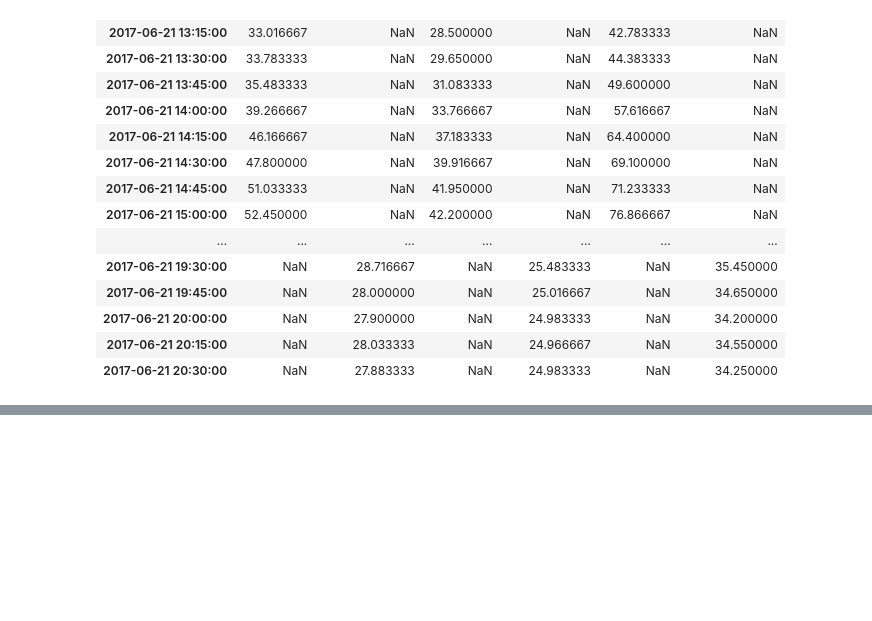
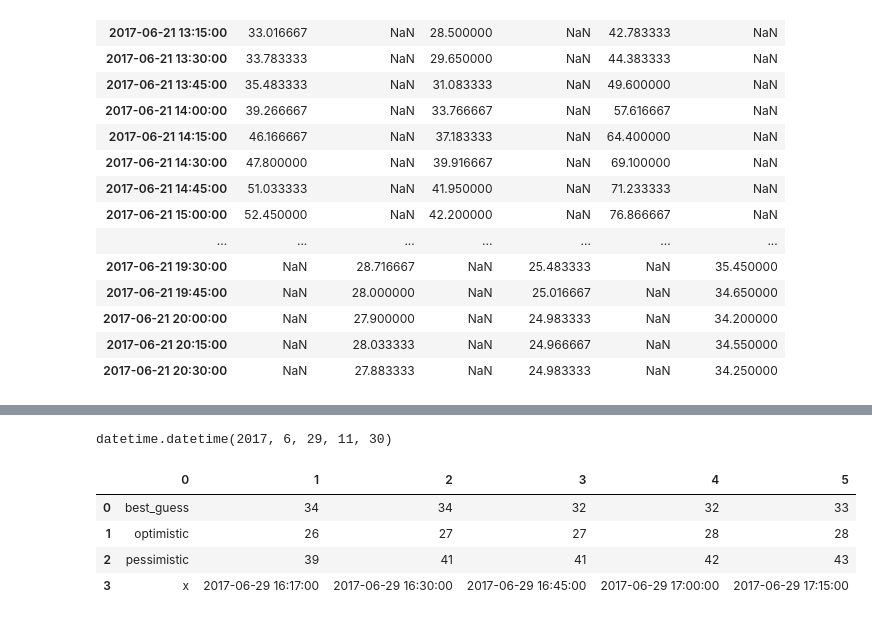
Before and after one commit to rogerfitz/tutorials, a Jupyter notebook: travel_time_visualization/Google Maps.ipynb, the cells around one changed output, grey strips where cells are left out. Drawn from its saved outputs; the diff is of its cells as text; code cells hidden in the pictures; blank space fills up the shorter version.

```diff
--- a/travel_time_visualization/Google Maps.ipynb
+++ b/travel_time_visualization/Google Maps.ipynb
@@ -173,0 +382,20 @@ new_travel_times
+# %%
+getNearest(datetime.datetime.now(),15)
+# %% [output]
+datetime.datetime(2017, 6, 29, 11, 30)
+# %%
+pd.DataFrame.from_records([['best_guess', 34.0, 34.0, 32.0, 32.0, 33.0],
+ ['optimistic', 26.0, 27.0, 27.0, 28.0, 28.0],
+ ['pessimistic', 39.0, 41.0, 41.0, 42.0, 43.0],
+ ['x',
+  '2017-06-29 16:17:00',
+  '2017-06-29 16:30:00',
+  '2017-06-29 16:45:00',
+  '2017-06-29 17:00:00',
+  '2017-06-29 17:15:00']])
+# %% [output]
+|  | 0 | 1 | 2 | 3 | 4 | 5 |
+| 0 | best_guess | 34 | 34 | 32 | 32 | 33 |
+| 1 | optimistic | 26 | 27 | 27 | 28 | 28 |
+| 2 | pessimistic | 39 | 41 | 41 | 42 | 43 |
+| 3 | x | 2017-06-29 16:17:00 | 2017-06-29 16:30:00 | 2017-06-29 16:45:00 | 2017-06-29 17:00:00 | 2017-06-29 17:15:00 |
```
Also changed, not shown: parts of 11 cells of this notebook, 10 other files.
